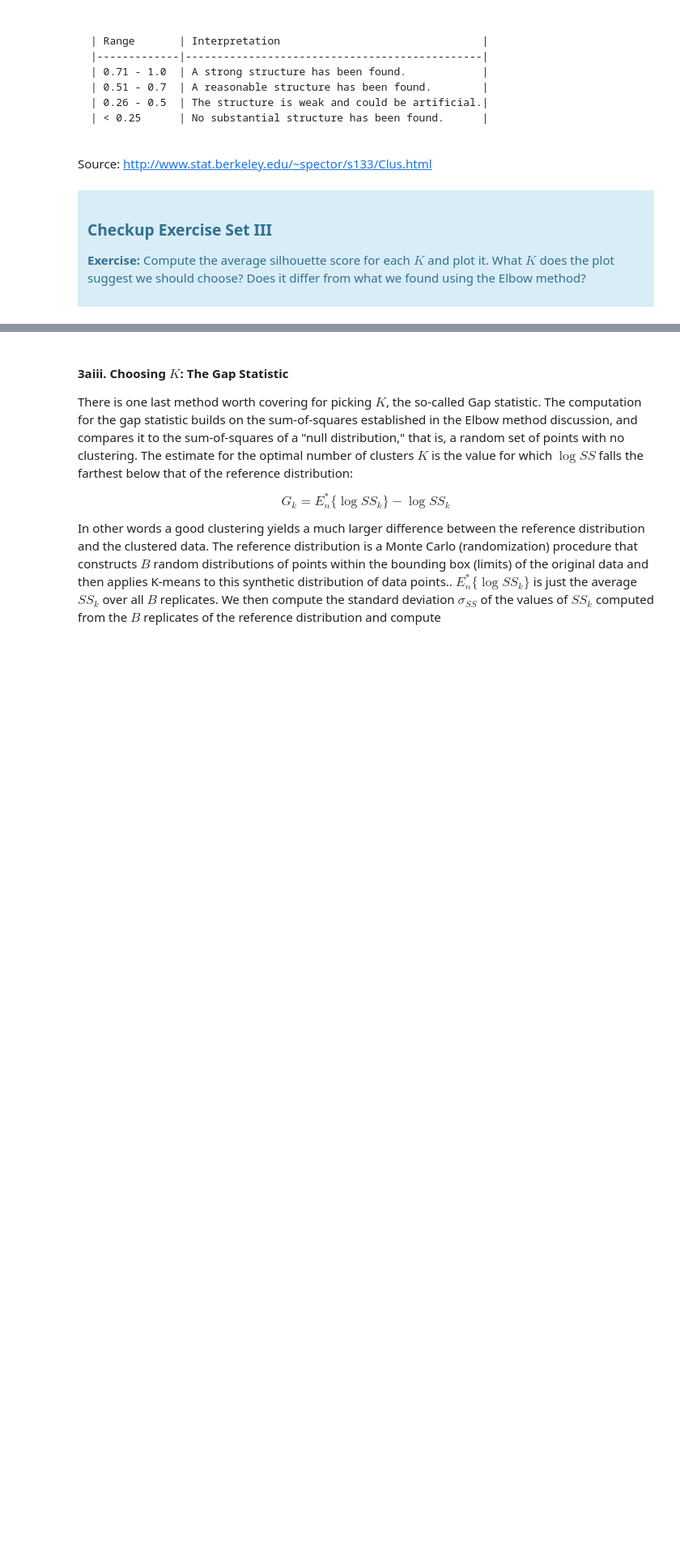
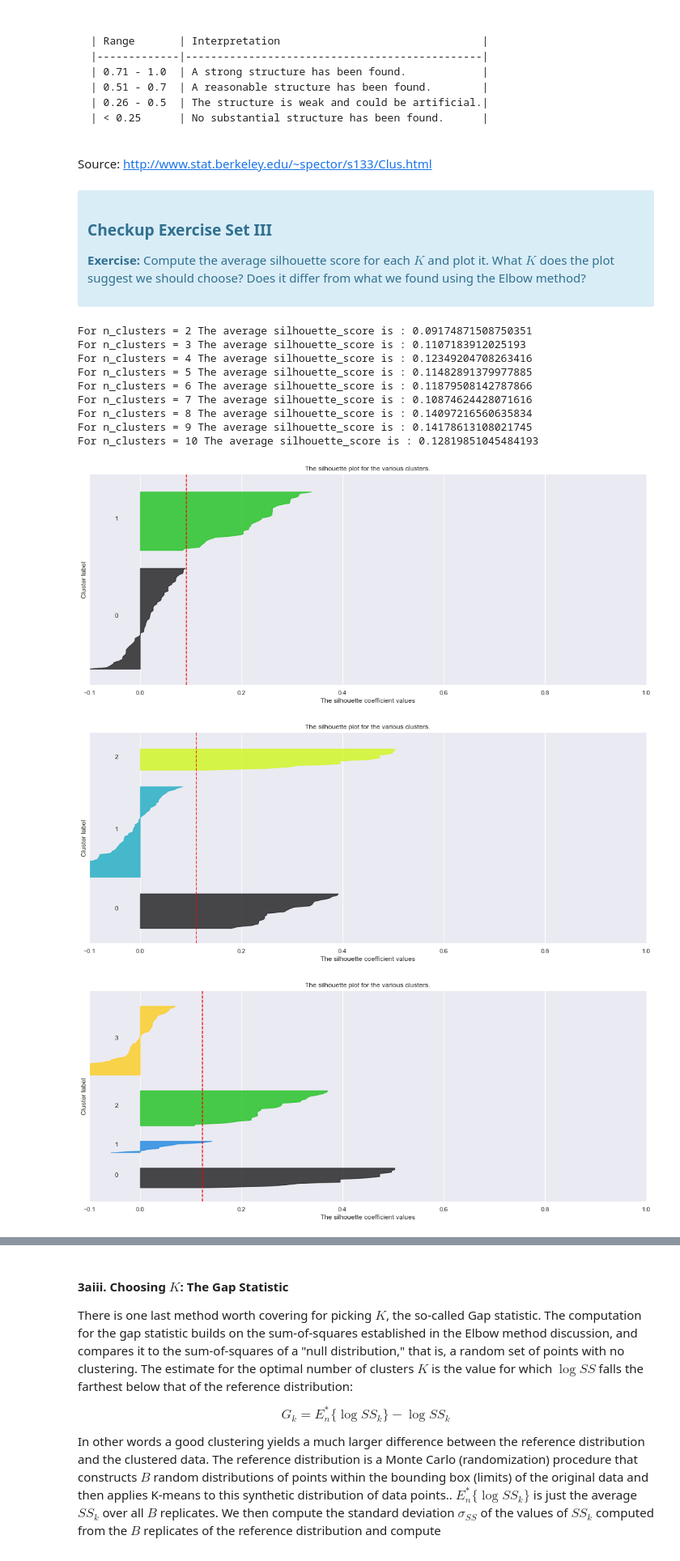
Before and after one commit to jasonhua805/Springboard, a Jupyter notebook: KMeansClustering Case Study/Clustering Case Study - Customer Segmentation with K-Means - Tier 3.ipynb, the cells around one changed output, grey strips where cells are left out. Shown at 81% size. Drawn from its saved outputs; the diff is of its cells as text; code cells hidden in the pictures; blank space fills up the shorter version.

```diff
--- a/KMeansClustering Case Study/Clustering Case Study - Customer Segmentation with K-Means - Tier 3.ipynb
+++ b/KMeansClustering Case Study/Clustering Case Study - Customer Segmentation with K-Means - Tier 3.ipynb
@@ -202,3 +202,75 @@ Source: http://www.stat.berkeley.edu/~spector/s133/Clus.html
 
 <p><b>Exercise:</b> Compute the average silhouette score for each $K$ and plot it. What $K$ does the plot suggest we should choose? Does it differ from what we found using the Elbow method?</p>
 </div>
+# %%
+# Your turn.
+from sklearn.metrics import silhouette_score
+from sklearn.metrics import silhouette_samples
+import matplotlib.cm as cm
+import numpy as np
+sil_scores = []
+for i in range(2,11):
+    fig, ax1 = plt.subplots(1, 1)
+    fig.set_size_inches(18, 7)
+    ax1.set_xlim([-0.1, 1])
+    ax1.set_ylim([0, len(x_cols) + (i + 1) * 10])
+    clusterer = KMeans(n_clusters=i,random_state=10)
+    cluster_labels = clusterer.fit_predict(x_cols)
+    silhouette_avg = silhouette_score(x_cols, cluster_labels)
+    sil_scores.append(silhouette_avg)
+    print(
+        "For n_clusters =",
+        i,
+        "The average silhouette_score is :",
+        silhouette_avg,
+    )
+    sample_silhouette_values = silhouette_samples(x_cols, cluster_labels)
+    y_lower = 10
+    for j in range(i):
+        # Aggregate the silhouette scores for samples belonging to
+        # cluster i, and sort them
+        jth_cluster_silhouette_values = sample_silhouette_values[cluster_labels == j]
+
+        jth_cluster_silhouette_values.sort()
+
+        size_cluster_j = jth_cluster_silhouette_values.shape[0]
+        y_upper = y_lower + size_cluster_j
+
+        color = cm.nipy_spectral(float(j) / i)
+        ax1.fill_betweenx(
+            np.arange(y_lower, y_upper),
+            0,
+            jth_cluster_silhouette_values,
+            facecolor=color,
+            edgecolor=color,
+            alpha=0.7,
+        )
+
+        # Label the silhouette plots with their cluster numbers at the middle
+        ax1.text(-0.05, y_lower + 0.5 * size_cluster_j, str(j))
+
+        # Compute the new y_lower for next plot
+        y_lower = y_upper + 10  # 10 for the 0 samples
+
+    ax1.set_title("The silhouette plot for the various clusters.")
+    ax1.set_xlabel("The silhouette coefficient values")
+    ax1.set_ylabel("Cluster label")
+
+    # The vertical line for average silhouette score of all the values
+    ax1.axvline(x=silhouette_avg, color="red", linestyle="--")
+
+    ax1.set_yticks([])  # Clear the yaxis labels / ticks
+    ax1.set_xticks([-0.1, 0, 0.2, 0.4, 0.6, 0.8, 1])
+# %% [output]
+For n_clusters = 2 The average silhouette_score is : 0.09174871508750351
+For n_clusters = 3 The average silhouette_score is : 0.1107183912025193
+For n_clusters = 4 The average silhouette_score is : 0.12349204708263416
+For n_clusters = 5 The average silhouette_score is : 0.11482891379977885
+For n_clusters = 6 The average silhouette_score is : 0.11879508142787866
+For n_clusters = 7 The average silhouette_score is : 0.10874624428071616
+For n_clusters = 8 The average silhouette_score is : 0.14097216560635834
+For n_clusters = 9 The average silhouette_score is : 0.14178613108021745
+For n_clusters = 10 The average silhouette_score is : 0.12819851045484193
+[figure, added]
+[figure, added]
+[figure, added]
```
Also changed, not shown: parts of 3 cells of this notebook.
